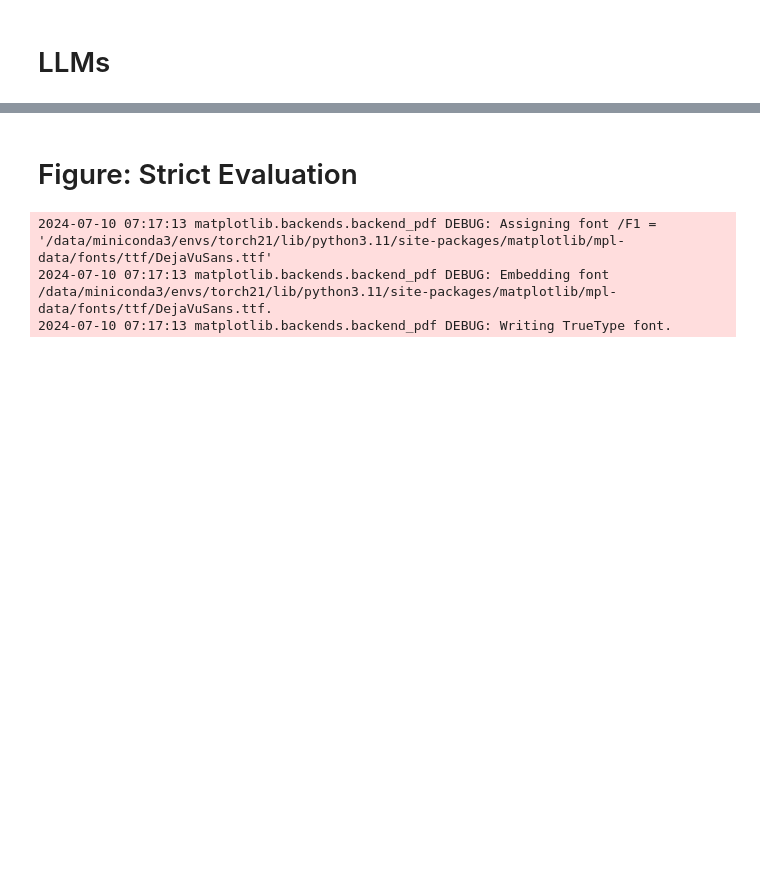
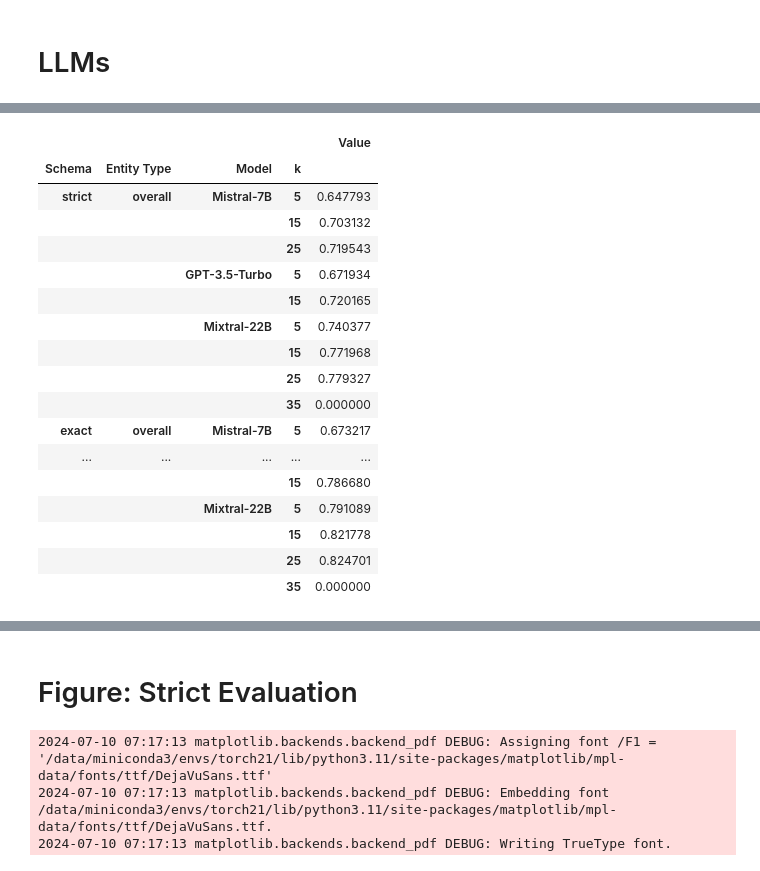
Before and after one commit to progsi/YTUnCoverLLM, a Jupyter notebook: notebooks/reddit_results.ipynb, the cells around one changed output, grey strips where cells are left out. Cells and saved outputs as stored; diff of their text form; code cells hidden in the pictures; blank space fills up the shorter version.

```diff
--- a/notebooks/reddit_results.ipynb
+++ b/notebooks/reddit_results.ipynb
@@ -115,0 +133,3 @@ def results_to_dataframe(aggregated_results, metric, agg_func='mean'):
+# %%
+results_to_dataframe(aggregated_results_llm("../output/tfidf_sampling"), "f1_macro", "mean")
+# %% [output]
@@ -115,0 +153,18 @@ def results_to_dataframe(aggregated_results, metric, agg_func='mean'):
+|  |  |  |  | Value |
+| Schema | Entity Type | Model | k |  |
+| strict | overall | Mistral-7B | 5 | 0.647793 |
+|  |  |  | 15 | 0.703132 |
+|  |  |  | 25 | 0.719543 |
+|  |  | GPT-3.5-Turbo | 5 | 0.671934 |
+|  |  |  | 15 | 0.720165 |
+|  |  | Mixtral-22B | 5 | 0.740377 |
+|  |  |  | 15 | 0.771968 |
+|  |  |  | 25 | 0.779327 |
+|  |  |  | 35 | 0.000000 |
+| exact | overall | Mistral-7B | 5 | 0.673217 |
+| ... | ... | ... | ... | ... |
+|  |  |  | 15 | 0.786680 |
+|  |  | Mixtral-22B | 5 | 0.791089 |
+|  |  |  | 15 | 0.821778 |
+|  |  |  | 25 | 0.824701 |
+|  |  |  | 35 | 0.000000 |
```
Also changed, not shown: parts of 18 cells of this notebook, 1 other file.
